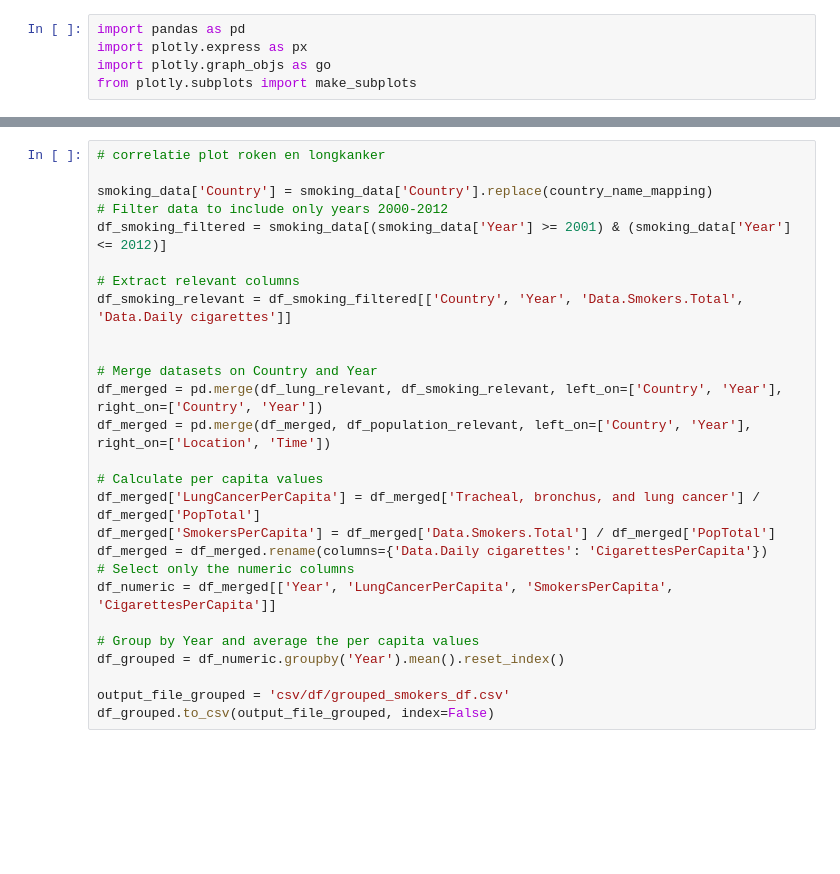
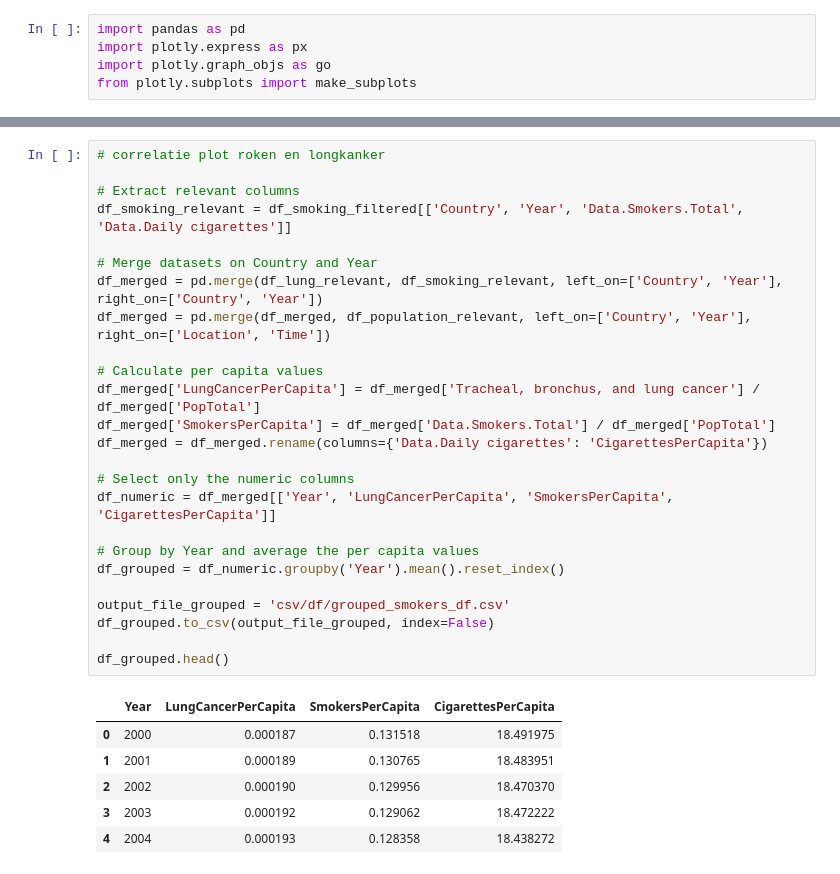
Before and after one commit to PJWVDH/infovis-g6-repo, a Jupyter notebook: _build/jupyter_execute/docs/cleaning_data.ipynb, the cells around one changed output, grey strips where cells are left out. Saved outputs shown, nothing was run; the diff lists cells and outputs as text; blank space fills up the shorter version.

```diff
--- a/_build/jupyter_execute/docs/cleaning_data.ipynb
+++ b/_build/jupyter_execute/docs/cleaning_data.ipynb
@@ -237,27 +208,32 @@ merged_data.to_csv(output_file_merged, index=False)
 # %%
 # correlatie plot roken en longkanker
 
-smoking_data['Country'] = smoking_data['Country'].replace(country_name_mapping)
-# Filter data to include only years 2000-2012
-df_smoking_filtered = smoking_data[(smoking_data['Year'] >= 2001) & (smoking_data['Year'] <= 2012)]
-
 # Extract relevant columns
 df_smoking_relevant = df_smoking_filtered[['Country', 'Year', 'Data.Smokers.Total', 'Data.Daily cigarettes']]
-
 
 # Merge datasets on Country and Year
 df_merged = pd.merge(df_lung_relevant, df_smoking_relevant, left_on=['Country', 'Year'], right_on=['Country', 'Year'])
 df_merged = pd.merge(df_merged, df_population_relevant, left_on=['Country', 'Year'], right_on=['Location', 'Time'])
 
 # Calculate per capita values
 df_merged['LungCancerPerCapita'] = df_merged['Tracheal, bronchus, and lung cancer'] / df_merged['PopTotal']
 df_merged['SmokersPerCapita'] = df_merged['Data.Smokers.Total'] / df_merged['PopTotal']
 df_merged = df_merged.rename(columns={'Data.Daily cigarettes': 'CigarettesPerCapita'})
+
 # Select only the numeric columns
 df_numeric = df_merged[['Year', 'LungCancerPerCapita', 'SmokersPerCapita', 'CigarettesPerCapita']]
 
 # Group by Year and average the per capita values
 df_grouped = df_numeric.groupby('Year').mean().reset_index()
 
 output_file_grouped = 'csv/df/grouped_smokers_df.csv'
 df_grouped.to_csv(output_file_grouped, index=False)
+
+df_grouped.head()
+# %% [output]
+|  | Year | LungCancerPerCapita | SmokersPerCapita | CigarettesPerCapita |
+| 0 | 2000 | 0.000187 | 0.131518 | 18.491975 |
+| 1 | 2001 | 0.000189 | 0.130765 | 18.483951 |
+| 2 | 2002 | 0.000190 | 0.129956 | 18.470370 |
+| 3 | 2003 | 0.000192 | 0.129062 | 18.472222 |
+| 4 | 2004 | 0.000193 | 0.128358 | 18.438272 |
```
Also changed, not shown: parts of 12 cells of this notebook, 24 other files.
